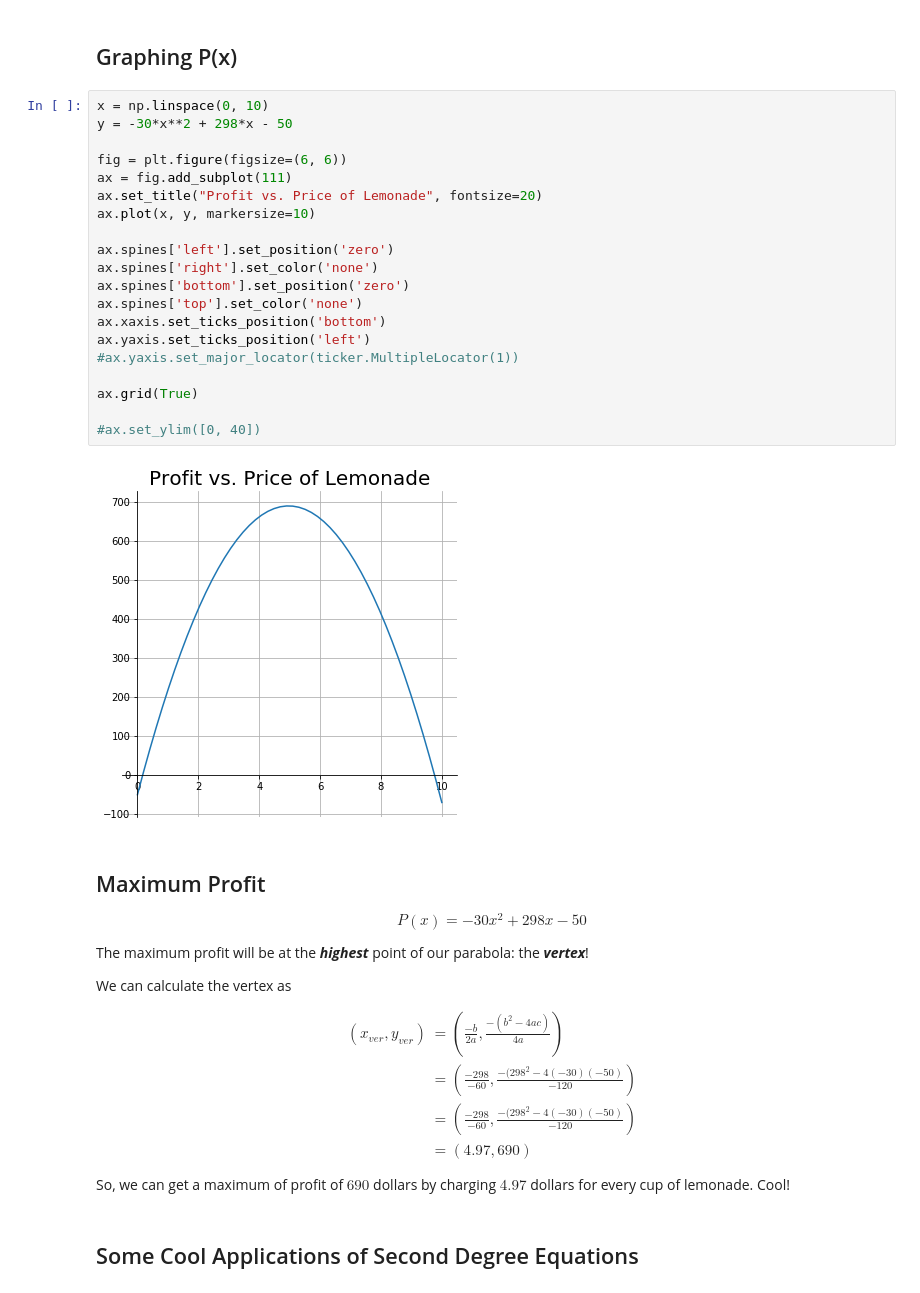
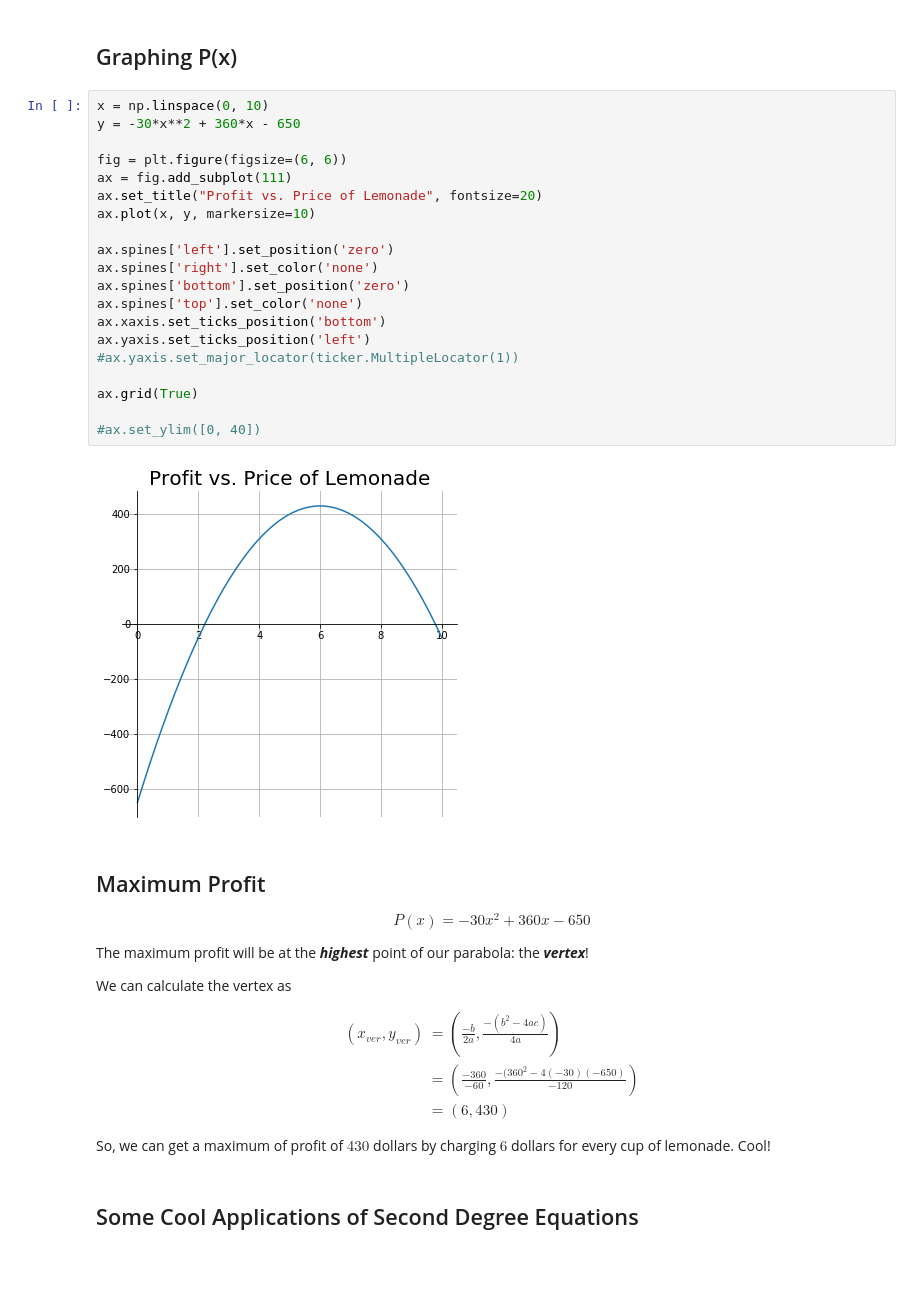
Before and after one commit to MutatedGamer/GTL_Lesson_Plans, a Jupyter notebook: 2nd_deg_equations_4.ipynb, the cells around one changed output. Drawn from its saved outputs; the diff is of its cells as text; blank space fills up the shorter version.

```diff
--- a/2nd_deg_equations_4.ipynb
+++ b/2nd_deg_equations_4.ipynb
@@ -79,30 +79,30 @@ We want to find the value of $x$ that **_maximizes_** P(x)$!
 ## Graphing P(x)
 # %%
 x = np.linspace(0, 10)
-y = -30*x**2 + 298*x - 50
+y = -30*x**2 + 360*x - 650
 
 fig = plt.figure(figsize=(6, 6))
 ax = fig.add_subplot(111)
 ax.set_title("Profit vs. Price of Lemonade", fontsize=20)
 ax.plot(x, y, markersize=10)
 
 ax.spines['left'].set_position('zero')
 ax.spines['right'].set_color('none')
 ax.spines['bottom'].set_position('zero')
 ax.spines['top'].set_color('none')
 ax.xaxis.set_ticks_position('bottom')
 ax.yaxis.set_ticks_position('left')
 #ax.yaxis.set_major_locator(ticker.MultipleLocator(1))
 
 ax.grid(True)
 
 #ax.set_ylim([0, 40])
 # %% [output]
-[figure, old version]
+[figure, new version]
 # %% [markdown]
 ## Maximum Profit
 
-$$P(x) = -30x^2 + 298x - 50$$
+$$P(x) = -30x^2 + 360x - 650$$
 
 The maximum profit will be at the **_highest_** point of our parabola: the **_vertex_**!
 
@@ -110,12 +110,11 @@ We can calculate the vertex as
 
 \begin{align}
     \left(x_{ver}, y_{ver}\right) &= \left( \frac{-b}{2a}, \frac{-(b^2 - 4ac)}{4a} \right) \\
-                                  &= \left( \frac{-298}{-60}, \frac{-(298^2 - 4(-30)(-50)}{-120} \right) \\
-                                  &= \left( \frac{-298}{-60}, \frac{-(298^2 - 4(-30)(-50)}{-120} \right) \\
-                                  &= \left( 4.97, 690 \right)
+                                  &= \left( \frac{-360}{-60}, \frac{-(360^2 - 4(-30)(-650)}{-120} \right) \\
+                                  &= \left( 6, 430 \right)
 \end{align}
 
-So, we can get a maximum of profit of $690$ dollars by charging $4.97$ dollars for every cup of lemonade. Cool!
+So, we can get a maximum of profit of $430$ dollars by charging $6$ dollars for every cup of lemonade. Cool!
 # %% [markdown]
 ## Some Cool Applications of Second Degree Equations
 # %% [markdown]
```
Also changed, not shown: parts of 1 cell of this notebook, 4 other files.
